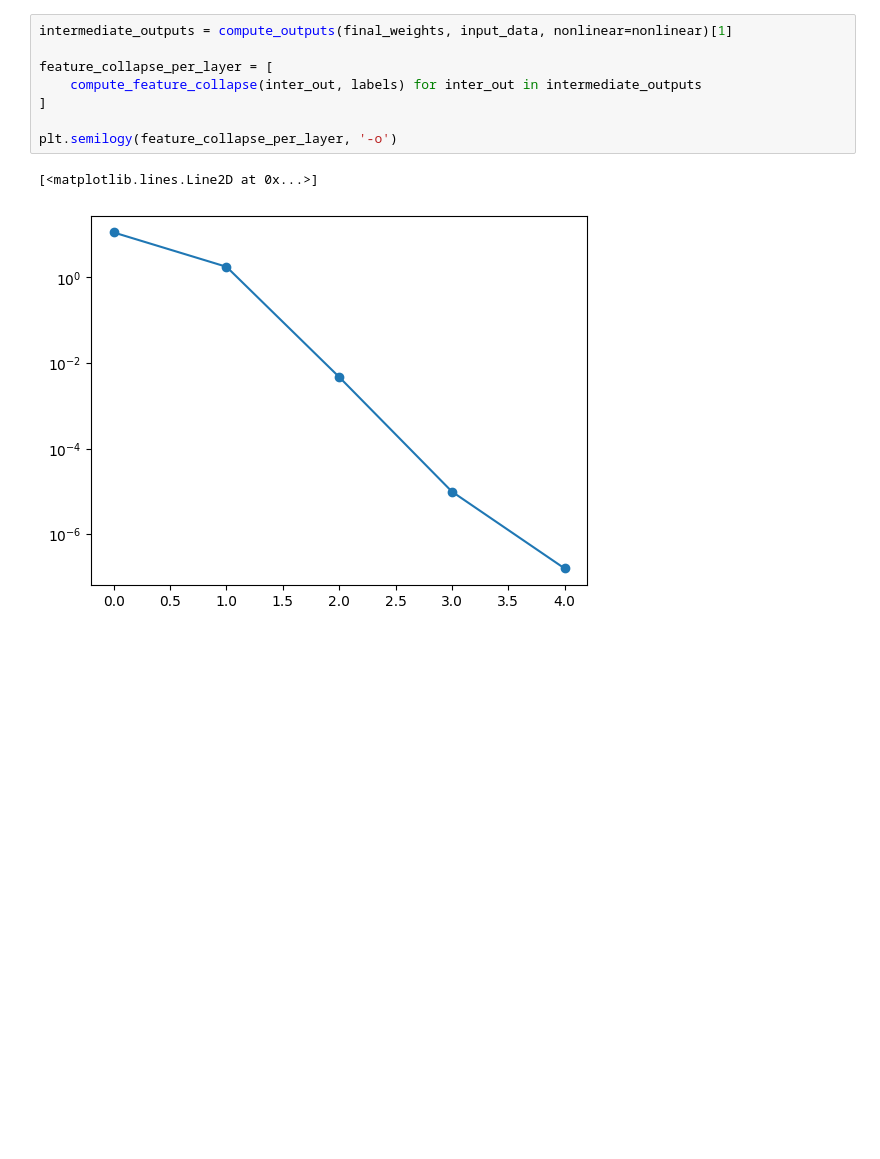
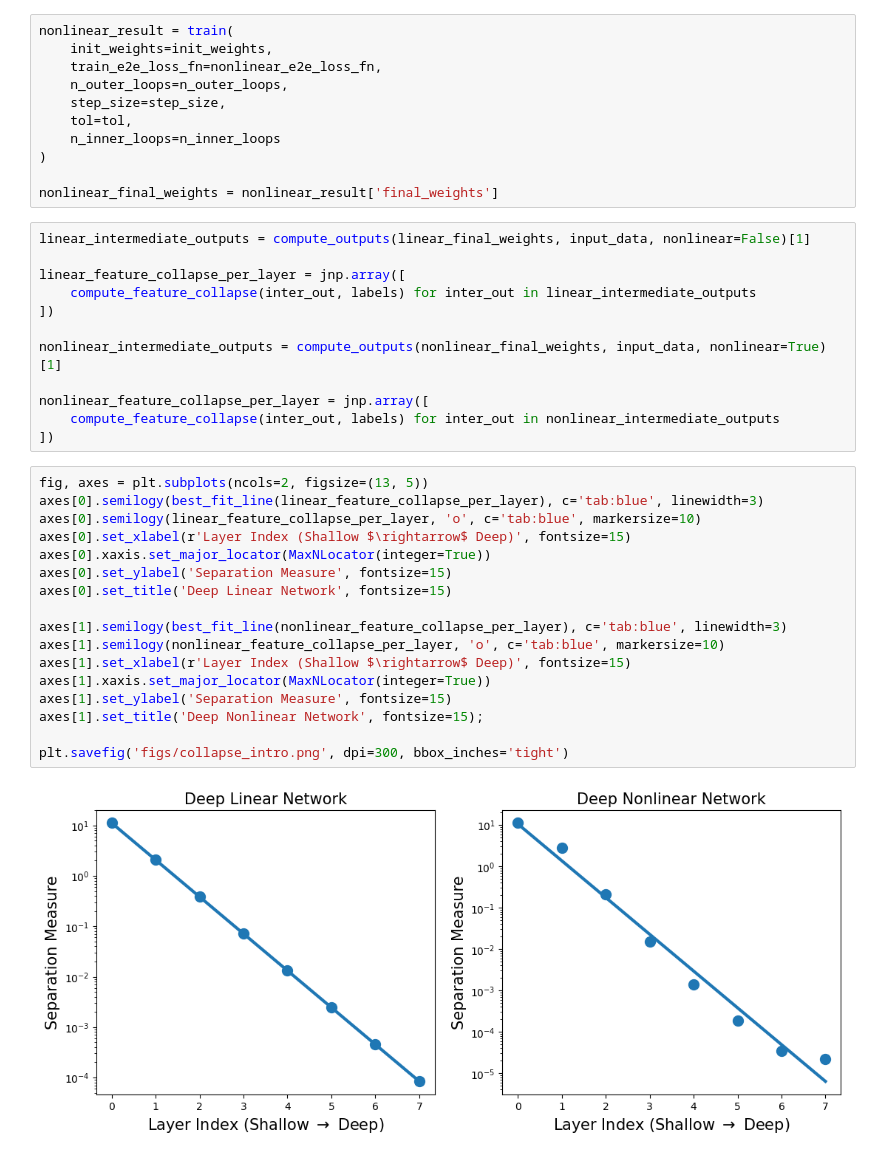
Before and after one commit to cjyaras/law-of-parsimony, a Jupyter notebook: fig_collapse.ipynb, the cells around one changed output. Drawn from its saved outputs; the diff is of its cells as text; blank space fills up the shorter version.

Commit message:
best fit line collapse

```diff
--- a/fig_collapse.ipynb
+++ b/fig_collapse.ipynb
@@ -59,11 +65,42 @@ final_weights = result['final_weights']
-# %%
-intermediate_outputs = compute_outputs(final_weights, input_data, nonlinear=nonlinear)[1]
-
-feature_collapse_per_layer = [
-    compute_feature_collapse(inter_out, labels) for inter_out in intermediate_outputs
-]
-
-plt.semilogy(feature_collapse_per_layer, '-o')
-# %% [output]
-[<matplotlib.lines.Line2D at 0x...>]
-[figure, removed]
+# %%
+nonlinear_result = train(
+    init_weights=init_weights,
+    train_e2e_loss_fn=nonlinear_e2e_loss_fn,
+    n_outer_loops=n_outer_loops,
+    step_size=step_size,
+    tol=tol,
+    n_inner_loops=n_inner_loops
+)
+
+nonlinear_final_weights = nonlinear_result['final_weights']
+# %%
+linear_intermediate_outputs = compute_outputs(linear_final_weights, input_data, nonlinear=False)[1]
+
+linear_feature_collapse_per_layer = jnp.array([
+    compute_feature_collapse(inter_out, labels) for inter_out in linear_intermediate_outputs
+])
+
+nonlinear_intermediate_outputs = compute_outputs(nonlinear_final_weights, input_data, nonlinear=True)[1]
+
+nonlinear_feature_collapse_per_layer = jnp.array([
+    compute_feature_collapse(inter_out, labels) for inter_out in nonlinear_intermediate_outputs
+])
+# %%
+fig, axes = plt.subplots(ncols=2, figsize=(13, 5))
+axes[0].semilogy(best_fit_line(linear_feature_collapse_per_layer), c='tab:blue', linewidth=3)
+axes[0].semilogy(linear_feature_collapse_per_layer, 'o', c='tab:blue', markersize=10)
+axes[0].set_xlabel(r'Layer Index (Shallow $\rightarrow$ Deep)', fontsize=15)
+axes[0].xaxis.set_major_locator(MaxNLocator(integer=True))
+axes[0].set_ylabel('Separation Measure', fontsize=15)
+axes[0].set_title('Deep Linear Network', fontsize=15)
+
+axes[1].semilogy(best_fit_line(nonlinear_feature_collapse_per_layer), c='tab:blue', linewidth=3)
+axes[1].semilogy(nonlinear_feature_collapse_per_layer, 'o', c='tab:blue', markersize=10)
+axes[1].set_xlabel(r'Layer Index (Shallow $\rightarrow$ Deep)', fontsize=15)
+axes[1].xaxis.set_major_locator(MaxNLocator(integer=True))
+axes[1].set_ylabel('Separation Measure', fontsize=15)
+axes[1].set_title('Deep Nonlinear Network', fontsize=15);
+
+plt.savefig('figs/collapse_intro.png', dpi=300, bbox_inches='tight')
+# %% [output]
+[figure, added]
```
Also changed, not shown: parts of 4 cells of this notebook, 2 other files.
